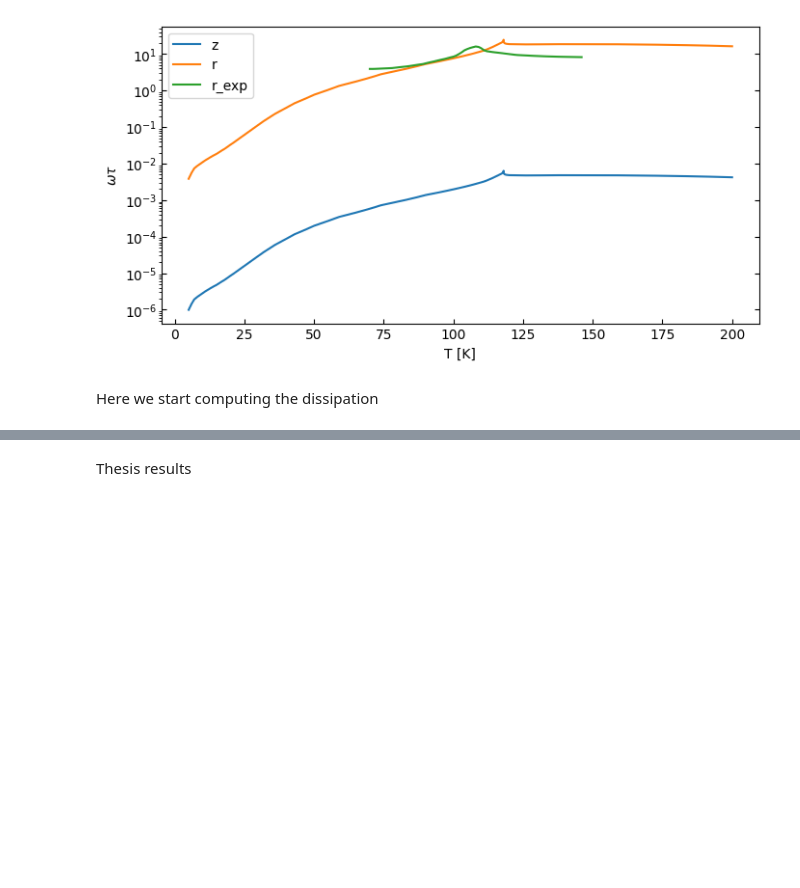
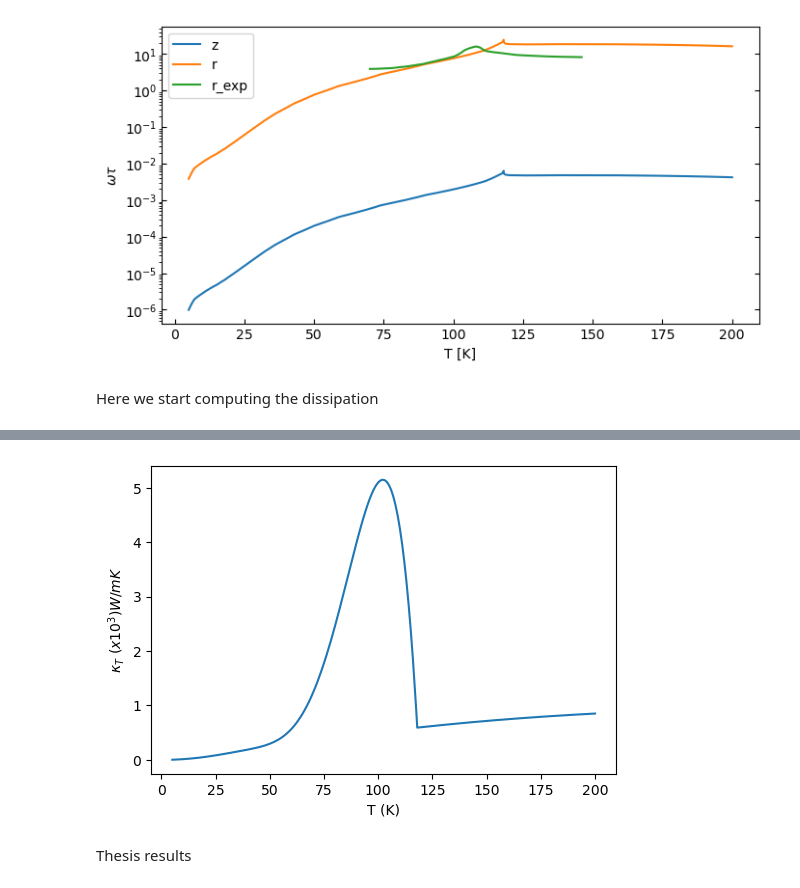
Before and after one commit to abermejillo/ted_anisotropy, a Jupyter notebook: anisotropic_dissipation_analysis.ipynb, the cells around one changed output, grey strips where cells are left out. Saved outputs shown, nothing was run; the diff lists cells and outputs as text; code cells hidden in the pictures; blank space fills up the shorter version.

```diff
--- a/anisotropic_dissipation_analysis.ipynb
+++ b/anisotropic_dissipation_analysis.ipynb
@@ -350,3 +366,11 @@ NameError: name 'Q_z' is not defined
+# %%
+fig, ax = plt.subplots(1,1,figsize=(6,4), sharey=True)
+ax.plot(T, kappa_model/5.5)
+ax.set_ylabel(r'$\kappa_T ~(x10^3) W/mK$')
+ax.set_xlabel('T (K)')
+plt.show()
+# %% [output]
+[figure, added]
 # %% [markdown]
 Thesis results
 # %%
```
Also changed, not shown: parts of 17 cells of this notebook, 15 other files.
